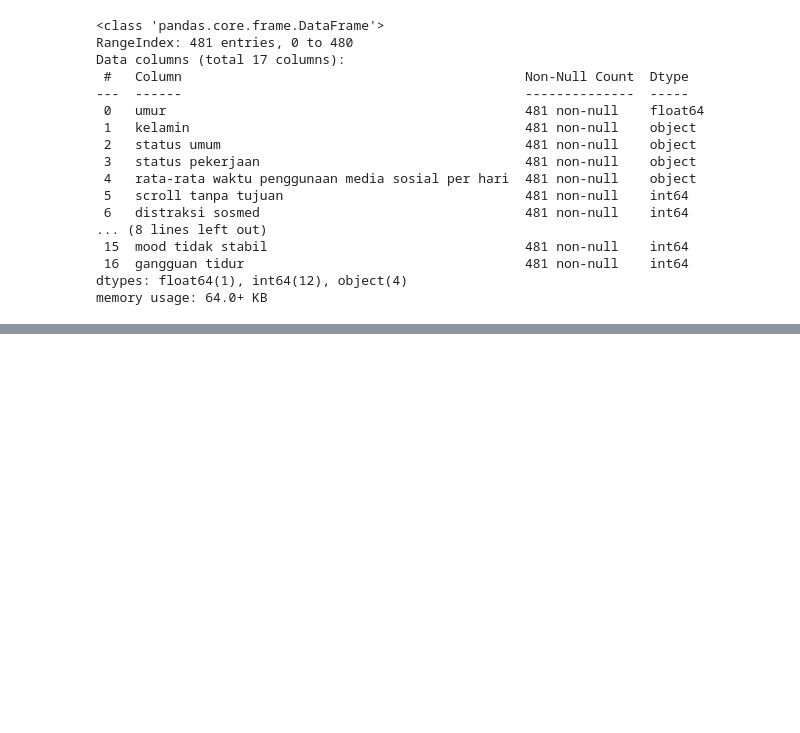
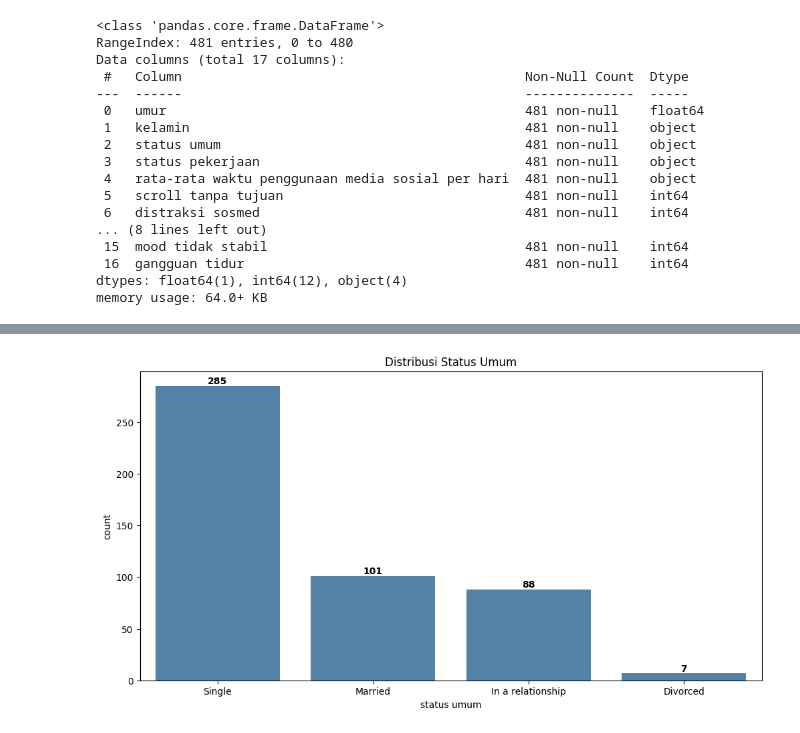
Before and after one commit to Sann11-y/Clustering-types-of-social-media-users, a Jupyter notebook: Project.ipynb, the cells around one changed output, grey strips where cells are left out. Saved outputs shown, nothing was run; the diff lists cells and outputs as text; code cells hidden in the pictures; blank space fills up the shorter version.

```diff
--- a/Project.ipynb
+++ b/Project.ipynb
@@ -310,0 +316,7 @@ plt.show()
+# %%
+samain_skala=df3.columns[4:]
+scaler=StandardScaler()
+x=scaler.fit_transform(df3[samain_skala])
+print(f'Shape data setelah normalisasi: {x.shape}')
+print(f'Mean tiap kolom (harusnya ~0): {x.mean(axis=0).round(3)}')
+print(f'Std tiap kolom (harusnya ~1): {x.std(axis=0).round(3)}')
@@ -310,0 +418,15 @@ plt.show()
+# %%
+plt.figure(figsize=(12, 6))
+
+ax=sns.countplot(
+    data=df3,
+    x='status umum',
+    color='steelblue',
+    order=df3['status umum'].value_counts().index
+    )
+
+ax.set_title('Distribusi Status Umum')
+for container in ax.containers:
+    ax.bar_label(container, fmt='%d', label_type='edge', weight='bold')
+# %% [output]
+[figure, added]
```
Also changed, not shown: parts of 13 cells of this notebook.
